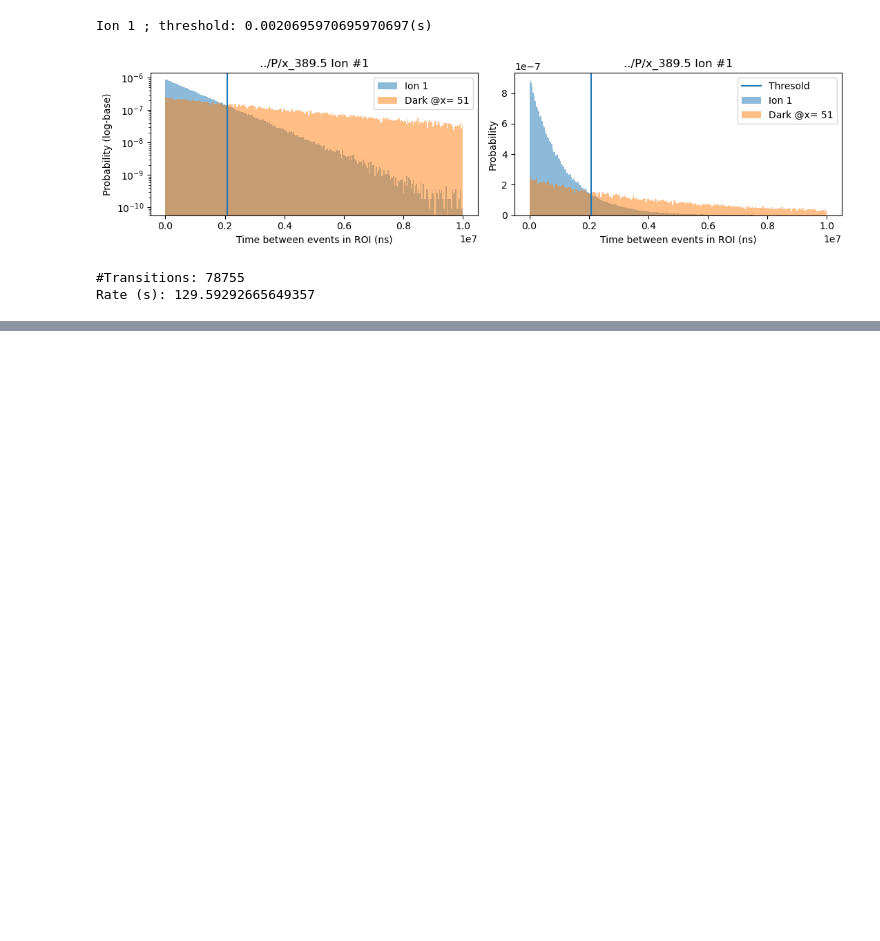
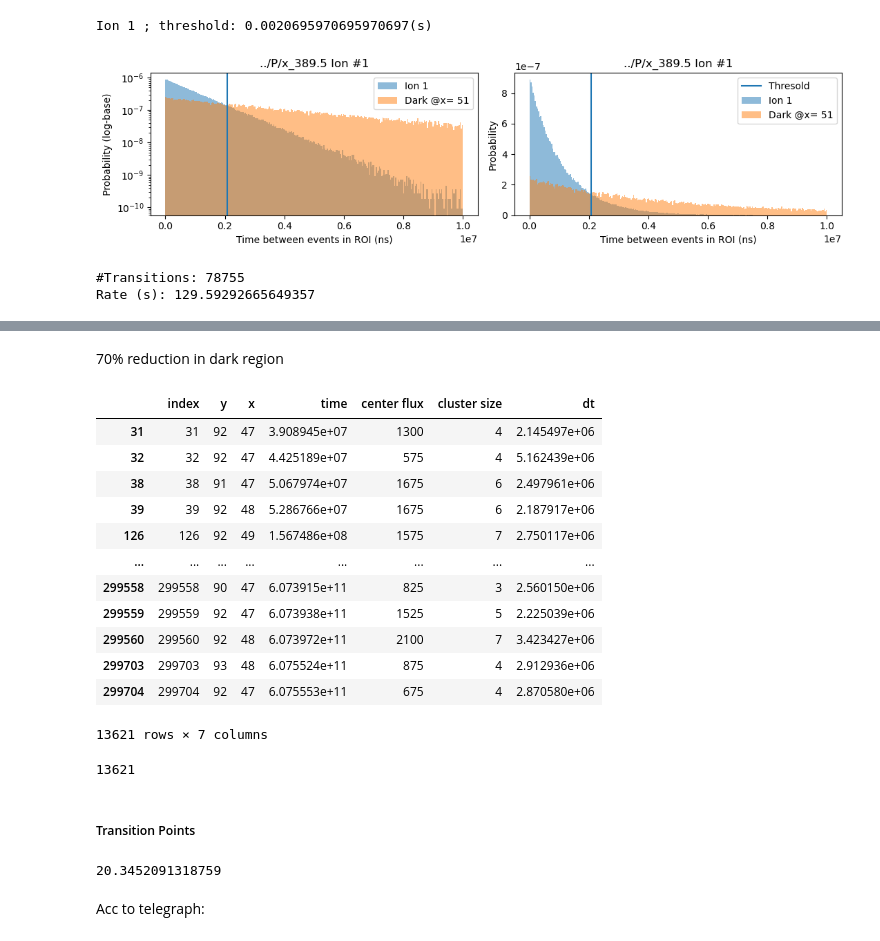
Before and after one commit to UW-ion-trap-group/Trapped_Ion_Tpx3Cam_Analysis, a Jupyter notebook: Tpx3Cam_Projects/10_26_Beam_size_estimate/Optimized_threshold/x_389s.ipynb, the cells around one changed output, grey strips where cells are left out. Cells and saved outputs as stored; diff of their text form; code cells hidden in the pictures; blank space fills up the shorter version.

```diff
--- a/Tpx3Cam_Projects/10_26_Beam_size_estimate/Optimized_threshold/x_389s.ipynb
+++ b/Tpx3Cam_Projects/10_26_Beam_size_estimate/Optimized_threshold/x_389s.ipynb
@@ -413,0 +348,3 @@ h_lines
+# %%
+bright,dark=ion_1.bright,ion_1.dark #bright and dark dataframes
+dark.head(5) #first 10 values if "dark"
@@ -413,0 +397,2 @@ h_lines
+# %% [markdown]
+70% reduction in dark region
@@ -413,0 +407,23 @@ h_lines
+# %%
+dark=dark.query(f'index in {to_keep}') # modified dark
+dark
+# %% [output]
+|  | index | y | x | time | center flux | cluster size | dt |
+| 31 | 31 | 92 | 47 | 3.908945e+07 | 1300 | 4 | 2.145497e+06 |
+| 32 | 32 | 92 | 47 | 4.425189e+07 | 575 | 4 | 5.162439e+06 |
+| 38 | 38 | 91 | 47 | 5.067974e+07 | 1675 | 6 | 2.497961e+06 |
+| 39 | 39 | 92 | 48 | 5.286766e+07 | 1675 | 6 | 2.187917e+06 |
+| 126 | 126 | 92 | 49 | 1.567486e+08 | 1575 | 7 | 2.750117e+06 |
+| ... | ... | ... | ... | ... | ... | ... | ... |
+| 299558 | 299558 | 90 | 47 | 6.073915e+11 | 825 | 3 | 2.560150e+06 |
+| 299559 | 299559 | 92 | 47 | 6.073938e+11 | 1525 | 5 | 2.225039e+06 |
+| 299560 | 299560 | 92 | 48 | 6.073972e+11 | 2100 | 7 | 3.423427e+06 |
+| 299703 | 299703 | 93 | 48 | 6.075524e+11 | 875 | 4 | 2.912936e+06 |
+| 299704 | 299704 | 92 | 47 | 6.075553e+11 | 675 | 4 | 2.870580e+06 |
+13621 rows × 7 columns
+# %%
+len(to_keep)  # validating lengths of df (just above) and of new dark indices
+# %% [output]
+13621
+# %% [markdown]
+##### Transition Points
@@ -413,0 +444,6 @@ h_lines
+# %%
+len(t)/time  # Number of transitions throughout the experiment
+# %% [output]
+20.3452091318759
+# %% [markdown]
+Acc to telegraph:
```
Also changed, not shown: parts of 40 cells of this notebook.
